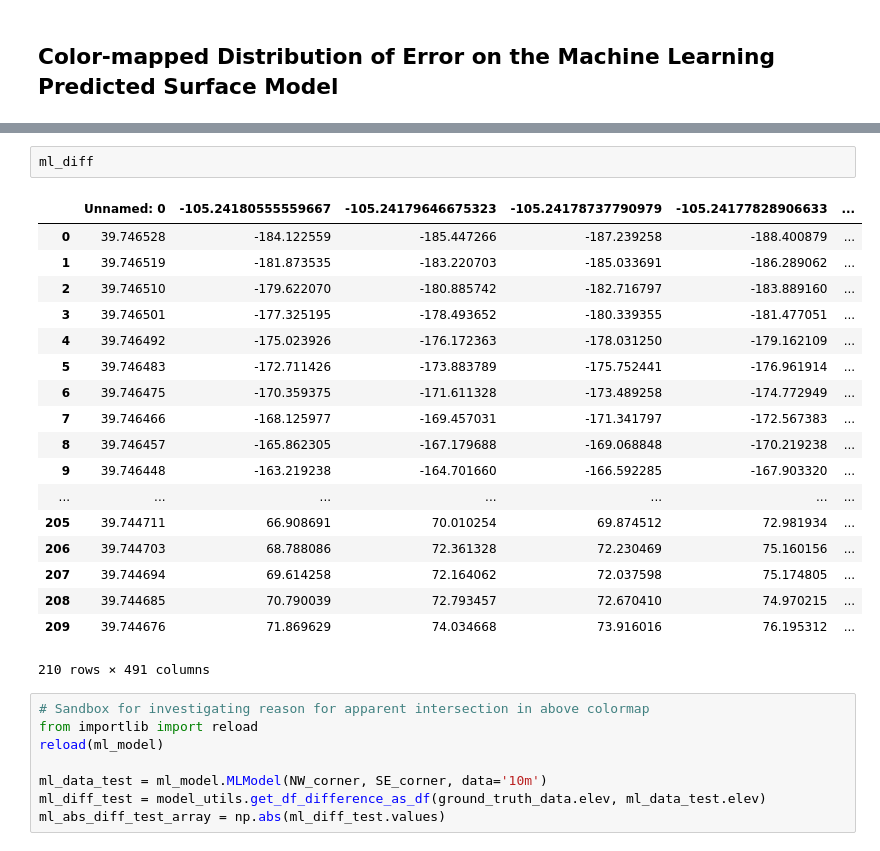
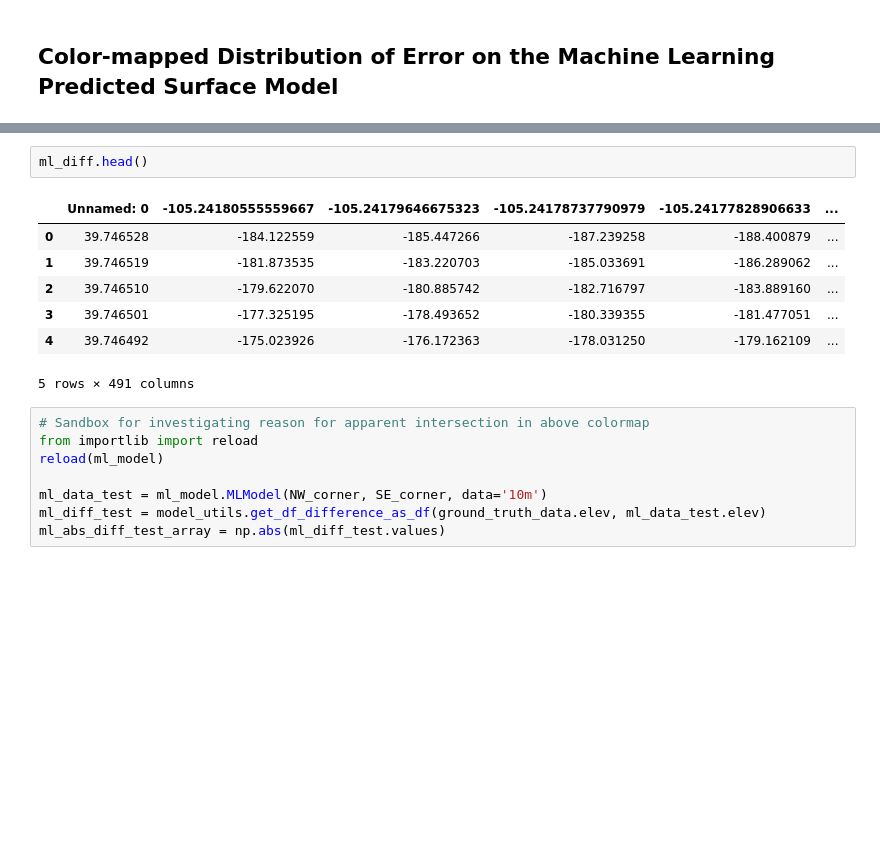
Before and after one commit to RRCCDataLab/Elevation-Descent, a Jupyter notebook: notebooks/Surface_Interpolation_Methods.ipynb, the cells around one changed output, grey strips where cells are left out. Saved outputs shown, nothing was run; the diff lists cells and outputs as text; blank space fills up the shorter version.

```diff
--- a/notebooks/Surface_Interpolation_Methods.ipynb
+++ b/notebooks/Surface_Interpolation_Methods.ipynb
@@ -713,24 +696,13 @@ plt.savefig('../vis/ml_predicted_surf_with_diff_heat.png', bbox_inches='tight');
 # %%
-ml_diff
+ml_diff.head()
 # %% [output]
 |  | Unnamed: 0 | -105.24180555559667 | -105.24179646675323 | -105.24178737790979 | -105.24177828906633 | ... |
 | 0 | 39.746528 | -184.122559 | -185.447266 | -187.239258 | -188.400879 | ... |
 | 1 | 39.746519 | -181.873535 | -183.220703 | -185.033691 | -186.289062 | ... |
 | 2 | 39.746510 | -179.622070 | -180.885742 | -182.716797 | -183.889160 | ... |
 | 3 | 39.746501 | -177.325195 | -178.493652 | -180.339355 | -181.477051 | ... |
 | 4 | 39.746492 | -175.023926 | -176.172363 | -178.031250 | -179.162109 | ... |
-| 5 | 39.746483 | -172.711426 | -173.883789 | -175.752441 | -176.961914 | ... |
-| 6 | 39.746475 | -170.359375 | -171.611328 | -173.489258 | -174.772949 | ... |
-| 7 | 39.746466 | -168.125977 | -169.457031 | -171.341797 | -172.567383 | ... |
-| 8 | 39.746457 | -165.862305 | -167.179688 | -169.068848 | -170.219238 | ... |
-| 9 | 39.746448 | -163.219238 | -164.701660 | -166.592285 | -167.903320 | ... |
-| ... | ... | ... | ... | ... | ... | ... |
-| 205 | 39.744711 | 66.908691 | 70.010254 | 69.874512 | 72.981934 | ... |
-| 206 | 39.744703 | 68.788086 | 72.361328 | 72.230469 | 75.160156 | ... |
-| 207 | 39.744694 | 69.614258 | 72.164062 | 72.037598 | 75.174805 | ... |
-| 208 | 39.744685 | 70.790039 | 72.793457 | 72.670410 | 74.970215 | ... |
-| 209 | 39.744676 | 71.869629 | 74.034668 | 73.916016 | 76.195312 | ... |
-210 rows × 491 columns
+5 rows × 491 columns
 # %%
 # Sandbox for investigating reason for apparent intersection in above colormap
 from importlib import reload
```
Also changed, not shown: parts of 4 cells of this notebook, 8 other files.
